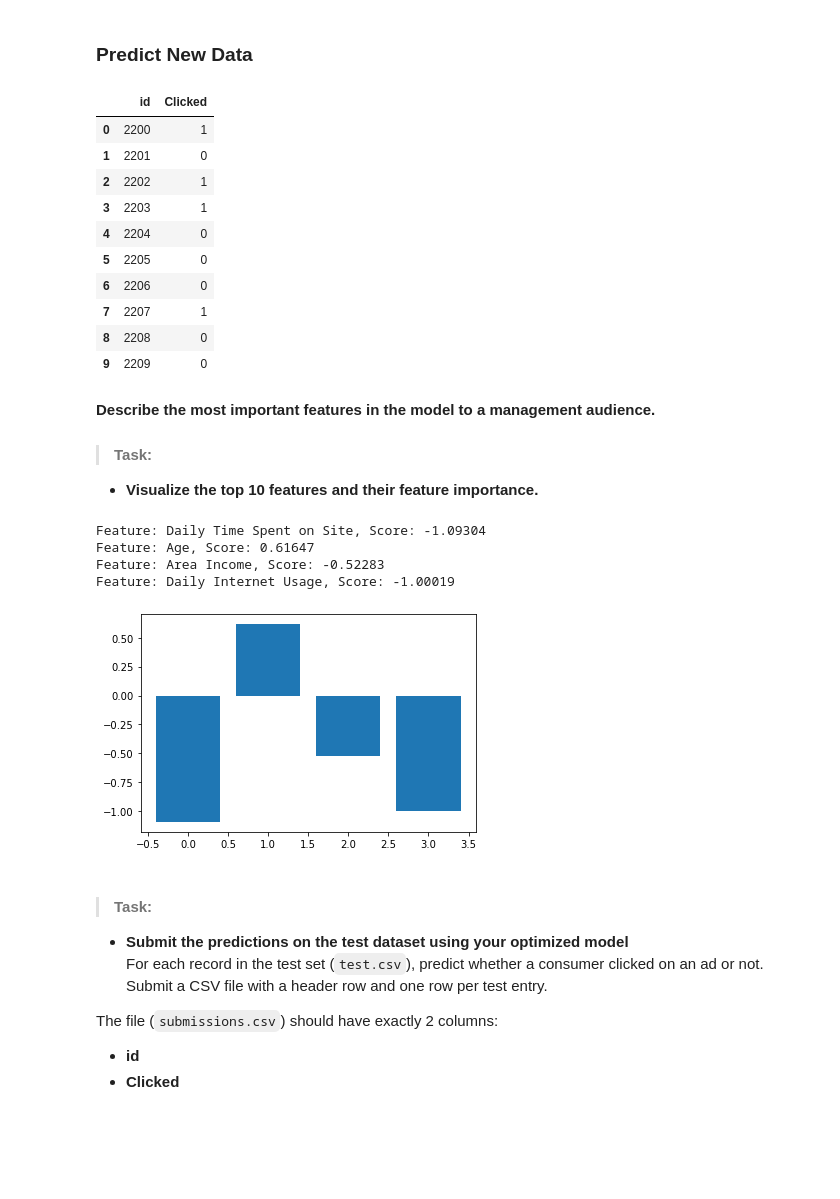
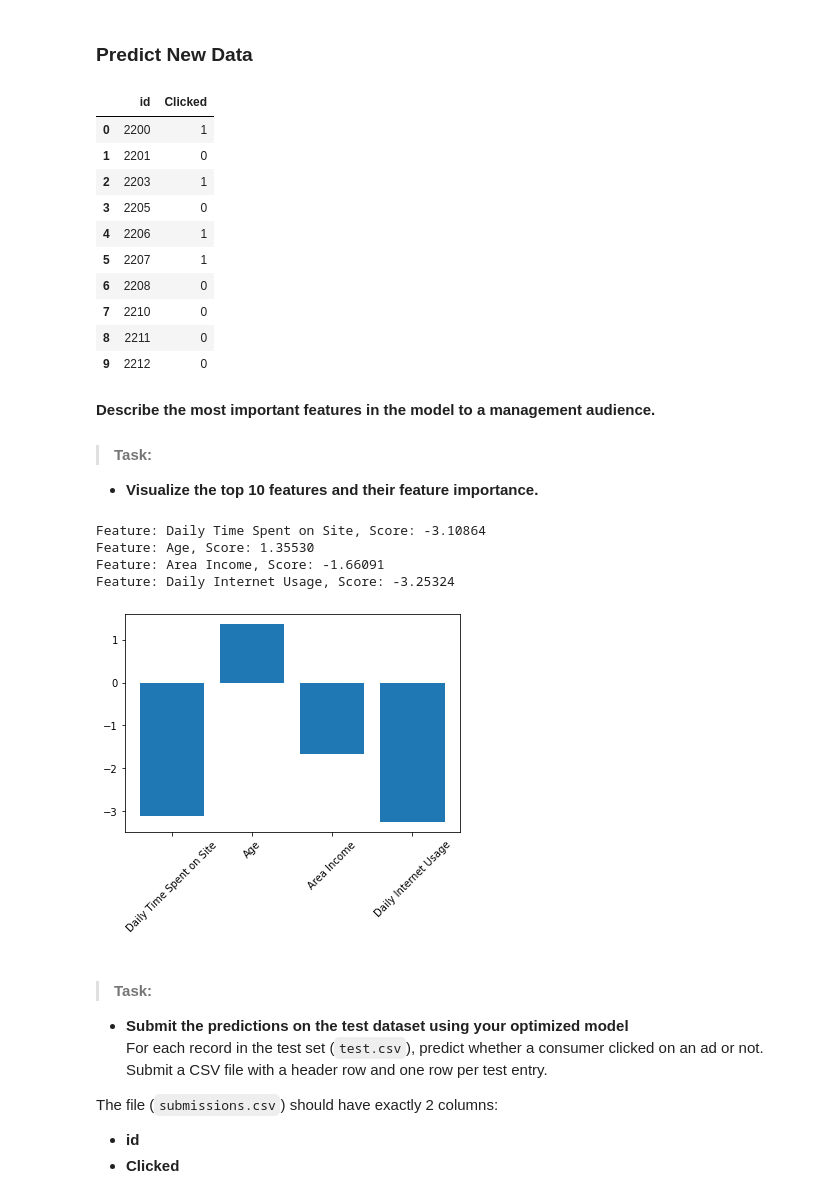
Before and after one commit to thbahng/DataSciencePortfolio, a Jupyter notebook: Predict-Advert-Click/Analysis.ipynb, the cells around one changed output. Cells and saved outputs as stored; diff of their text form; code cells hidden in the pictures; blank space fills up the shorter version.

```diff
--- a/Predict-Advert-Click/Analysis.ipynb
+++ b/Predict-Advert-Click/Analysis.ipynb
@@ -1019,27 +1109,3 @@ Test data shape: (300, 8)
 | 2204 | 2016-06-05 07:54:30 | 81.51 | 36 | NaN | 195.93 | Monitored local Internet solution | 0 | ... |
 # %% [markdown]
 ### Transform data
-# %%
-# feature extraction of time of day
-date_pattern='%Y-%m-%d'
-time_pattern='%H:%M:%S'
-full_pattern = ' '.join([date_pattern, time_pattern])
-
-X_test['Time of Day'] = pd.to_datetime(X_test['Timestamp'], format = full_pattern).dt.hour
-X_test.drop('Timestamp',1, inplace=True)
-# %%
-# Encode country click preference
-click_pref = X_test['Country'].apply(get_country_label)
-X_test['Country Click Pref'] = click_pref.astype('category').cat.codes
-X_test.drop('Country', 1, inplace=True)
-# %%
-# subset to relevant variables for KNN impute of missing values
-keep = ['Daily Time Spent on Site','Age','Area Income','Daily Internet Usage','gender','Time of Day','Country Click Pref']
-X_test = X_test[keep]
-# scale variables and impute missing values in dataset
-imputer = KNNImputer(n_neighbors=20, weights='uniform')
-X_test = pd.DataFrame(imputer.fit_transform(scale(X_test)), columns=X_test.columns, index=X_test.index.values)
-# final subset of features
-keep = ['Daily Time Spent on Site','Age','Area Income','Daily Internet Usage']
-X_test = X_test[keep]
-X_test.head()
@@ -1052,0 +1112,9 @@ X_test.head()
+# %%
+# subset to relevant variables and drop observations with missing values
+keep = ['Daily Time Spent on Site','Age','Area Income','Daily Internet Usage']
+X_test = X_test[keep].dropna()
+# scale variables and impute missing values in dataset
+X_test = pd.DataFrame(scale(X_test), columns=X_test.columns, index=X_test.index.values)
+
+print(X_test.shape)
+X_test.head()
@@ -1072,14 +1148,14 @@ submission.head(10)
 |  | id | Clicked |
 | 0 | 2200 | 1 |
 | 1 | 2201 | 0 |
-| 2 | 2202 | 1 |
-| 3 | 2203 | 1 |
-| 4 | 2204 | 0 |
-| 5 | 2205 | 0 |
-| 6 | 2206 | 0 |
-| 7 | 2207 | 1 |
-| 8 | 2208 | 0 |
-| 9 | 2209 | 0 |
+| 2 | 2203 | 1 |
+| 3 | 2205 | 0 |
+| 4 | 2206 | 1 |
+| 5 | 2207 | 1 |
+| 6 | 2208 | 0 |
+| 7 | 2210 | 0 |
+| 8 | 2211 | 0 |
+| 9 | 2212 | 0 |
 # %% [markdown]
 
 
@@ -1090,18 +1166,20 @@ submission.head(10)
 # %%
 # get importance
 importance = logreg.coef_[0]
 # summarize feature importance
 for i,v in enumerate(importance):
 	print('Feature: {:s}, Score: {:.5f}'.format(X_test.columns[i],v))
 # plot feature importance
-plt.bar([x for x in range(len(importance))], importance)
+#plt.bar([x for x in range(len(importance))], importance)
+plt.bar(X_test.columns, importance)
+plt.xticks(rotation=45)
 plt.show()
 # %% [output]
-Feature: Daily Time Spent on Site, Score: -1.09304
-Feature: Age, Score: 0.61647
-Feature: Area Income, Score: -0.52283
-Feature: Daily Internet Usage, Score: -1.00019
+Feature: Daily Time Spent on Site, Score: -3.10864
+Feature: Age, Score: 1.35530
+Feature: Area Income, Score: -1.66091
+Feature: Daily Internet Usage, Score: -3.25324
-[figure, old version]
+[figure, new version]
 # %% [markdown]
 > #### Task:
 - **Submit the predictions on the test dataset using your optimized model** <br/>
```
Also changed, not shown: parts of 20 cells of this notebook, 2 other files.
